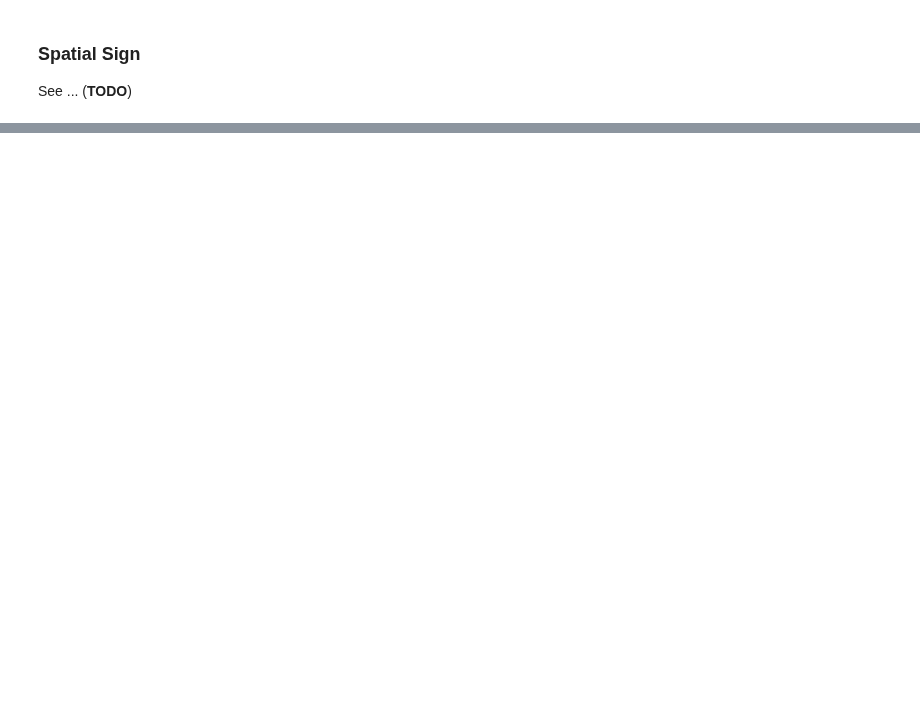
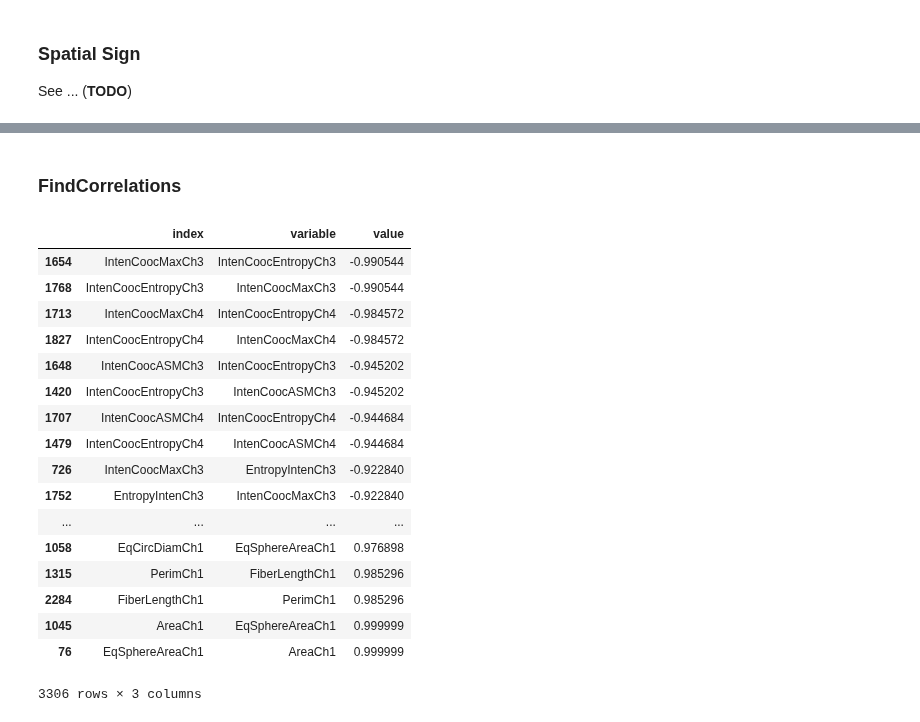
Before and after one commit to rickhaffey/stats-apm, a Jupyter notebook: computing-python/Computing-Chapter-03-Python.ipynb, the cells around one changed output, grey strips where cells are left out. Drawn from its saved outputs; the diff is of its cells as text; code cells hidden in the pictures; blank space fills up the shorter version.

```diff
--- a/computing-python/Computing-Chapter-03-Python.ipynb
+++ b/computing-python/Computing-Chapter-03-Python.ipynb
@@ -136,0 +211,26 @@ See ... (**TODO**)
+# %% [markdown]
+### FindCorrelations
+# %%
+temp = correlations.reset_index(level=0)
+corrs = pd.melt(temp, id_vars=['index'])
+
+(corrs[~(corrs['index'] == corrs['variable'])]).sort_values(by='value')
+# %% [output]
+|  | index | variable | value |
+| 1654 | IntenCoocMaxCh3 | IntenCoocEntropyCh3 | -0.990544 |
+| 1768 | IntenCoocEntropyCh3 | IntenCoocMaxCh3 | -0.990544 |
+| 1713 | IntenCoocMaxCh4 | IntenCoocEntropyCh4 | -0.984572 |
+| 1827 | IntenCoocEntropyCh4 | IntenCoocMaxCh4 | -0.984572 |
+| 1648 | IntenCoocASMCh3 | IntenCoocEntropyCh3 | -0.945202 |
+| 1420 | IntenCoocEntropyCh3 | IntenCoocASMCh3 | -0.945202 |
+| 1707 | IntenCoocASMCh4 | IntenCoocEntropyCh4 | -0.944684 |
+| 1479 | IntenCoocEntropyCh4 | IntenCoocASMCh4 | -0.944684 |
+| 726 | IntenCoocMaxCh3 | EntropyIntenCh3 | -0.922840 |
+| 1752 | EntropyIntenCh3 | IntenCoocMaxCh3 | -0.922840 |
+| ... | ... | ... | ... |
+| 1058 | EqCircDiamCh1 | EqSphereAreaCh1 | 0.976898 |
+| 1315 | PerimCh1 | FiberLengthCh1 | 0.985296 |
+| 2284 | FiberLengthCh1 | PerimCh1 | 0.985296 |
+| 1045 | AreaCh1 | EqSphereAreaCh1 | 0.999999 |
+| 76 | EqSphereAreaCh1 | AreaCh1 | 0.999999 |
+3306 rows × 3 columns
```
Also changed, not shown: parts of 13 cells of this notebook, 1 other file.
